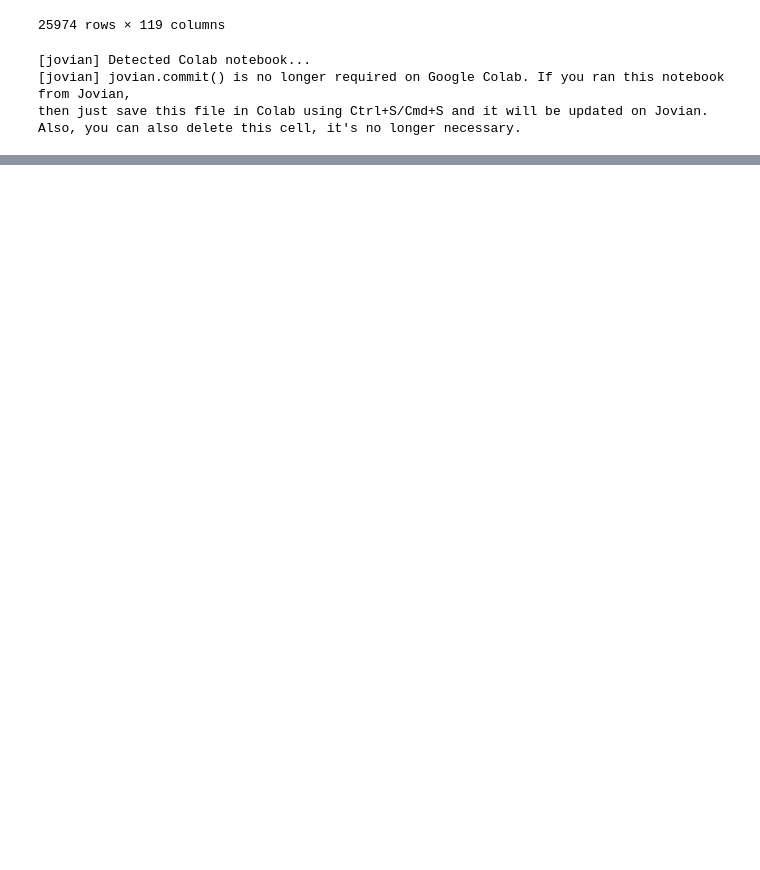
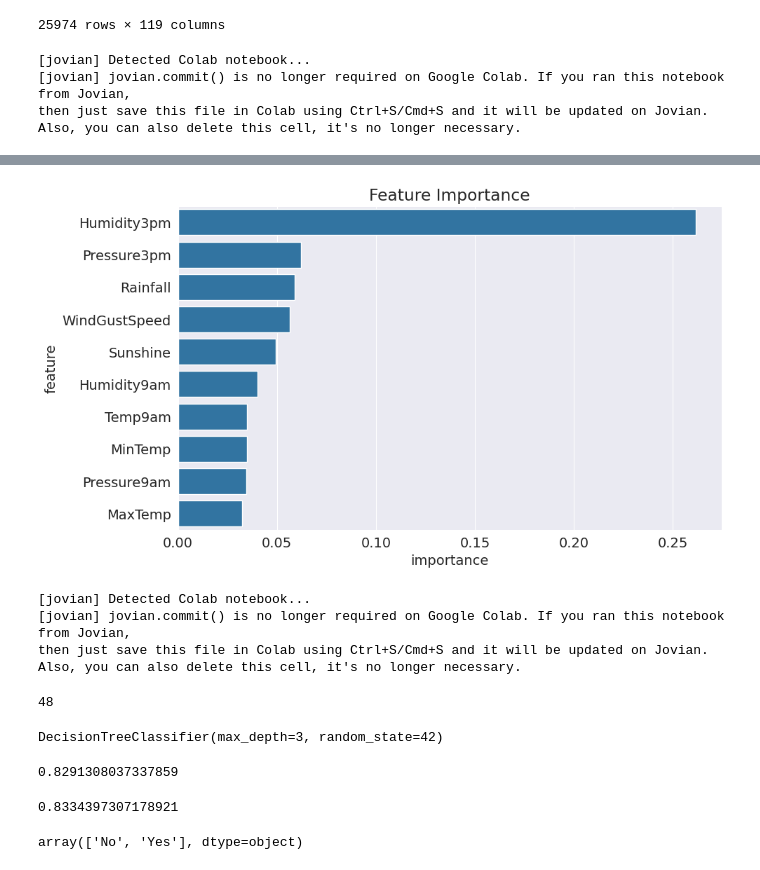
Before and after one commit to diyabhandary/repo1, a Jupyter notebook: RaininAustralia.ipynb, the cells around one changed output, grey strips where cells are left out. Cells and saved outputs as stored; diff of their text form; code cells hidden in the pictures; blank space fills up the shorter version.

```diff
--- a/RaininAustralia.ipynb
+++ b/RaininAustralia.ipynb
@@ -348,0 +534,5 @@ Also, you can also delete this cell, it's no longer necessary.
+# %%
+importance_df = pd.DataFrame({
+    'feature':X_train.columns,
+    'importance':model.feature_importances_
+}).sort_values('importance', ascending=False)
@@ -348,0 +553,12 @@ Also, you can also delete this cell, it's no longer necessary.
+# %%
+plt.title('Feature Importance')
+sns.barplot(data=importance_df.head(10),x='importance',y='feature');
+# %% [output]
+[figure, added]
+# %%
+jovian.commit()
+# %% [output]
+[jovian] Detected Colab notebook...
+[jovian] jovian.commit() is no longer required on Google Colab. If you ran this notebook from Jovian,
+then just save this file in Colab using Ctrl+S/Cmd+S and it will be updated on Jovian.
+Also, you can also delete this cell, it's no longer necessary.
@@ -348,0 +567,4 @@ Also, you can also delete this cell, it's no longer necessary.
+# %%
+model.tree_.max_depth
+# %% [output]
+48
@@ -348,0 +573,16 @@ Also, you can also delete this cell, it's no longer necessary.
+# %%
+model.fit(X_train,train_targets)
+# %% [output]
+DecisionTreeClassifier(max_depth=3, random_state=42)
+# %%
+model.score(X_train,train_targets)
+# %% [output]
+0.8291308037337859
+# %%
+model.score(X_val,val_targets)
+# %% [output]
+0.8334397307178921
+# %%
+model.classes_
+# %% [output]
+array(['No', 'Yes'], dtype=object)
```
Also changed, not shown: parts of 56 cells of this notebook.
